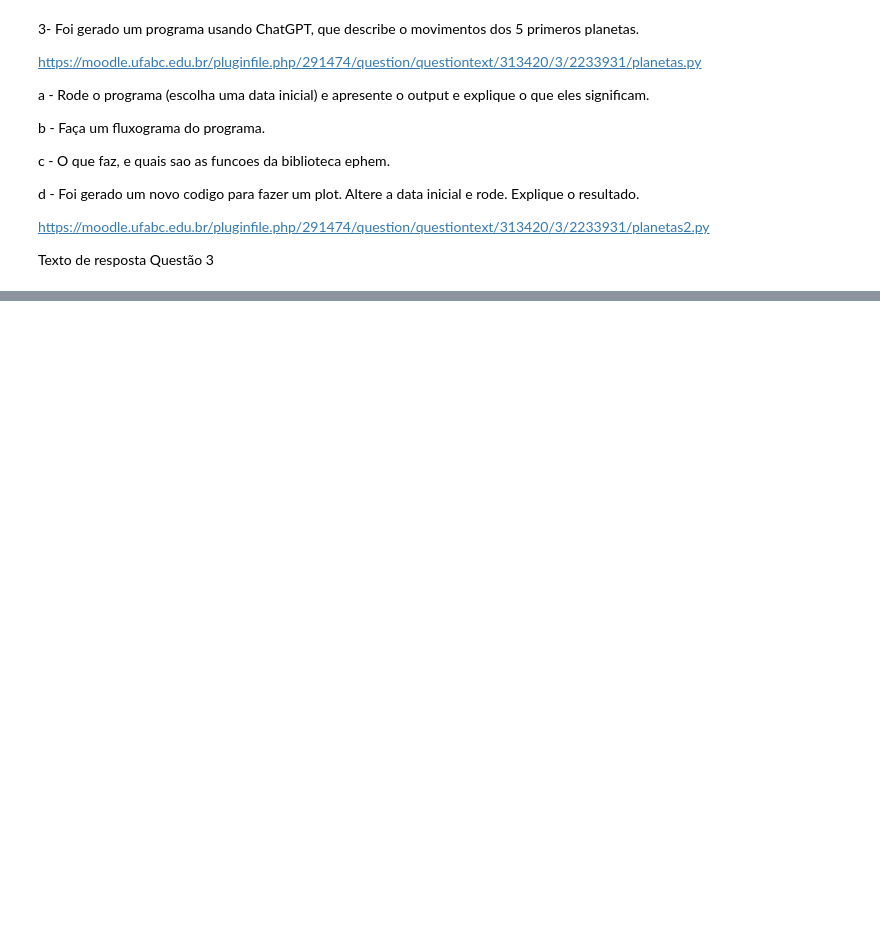
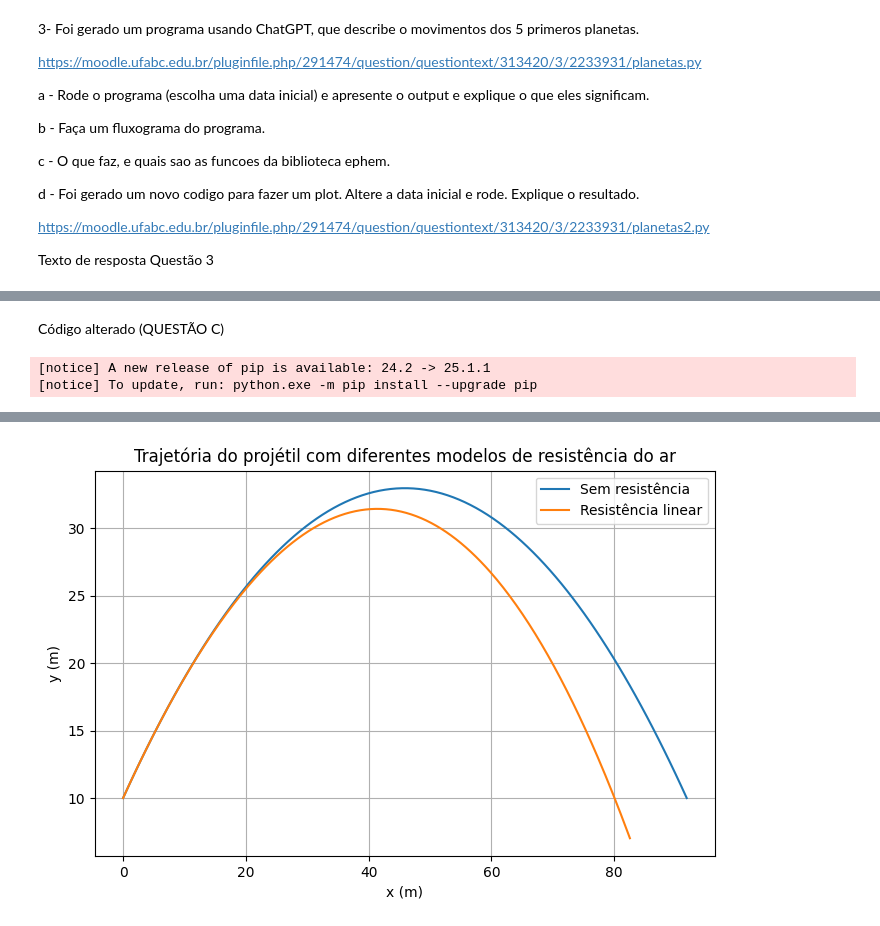
Before and after one commit to Analima123/AV2, a Jupyter notebook: AV2.ipynb, the cells around one changed output, grey strips where cells are left out. Drawn from its saved outputs; the diff is of its cells as text; code cells hidden in the pictures; blank space fills up the shorter version.

```diff
--- a/AV2.ipynb
+++ b/AV2.ipynb
@@ -139,0 +295,48 @@ Note: you may need to restart the kernel to use updated packages.
+# %% [markdown]
+Código alterado (QUESTÃO C)
+# %%
+%pip install scipy
+from scipy.integrate import solve_ivp
+
+# Modelo alternativo: resistência do ar proporcional à velocidade (força linear)
+# Fd = -b*v, onde b é o coeficiente de arrasto linear
+
+
+# Parâmetros
+b = 0.05  # coeficiente linear de resistência do ar
+
+def proj_linear_drag(t, Y):
+    x, y, vx, vy = Y
+    v = np.sqrt(vx**2 + vy**2)
+    ax = -b * vx
+    ay = -g - b * vy
+    return [vx, vy, ax, ay]
+
+# Condições iniciais
+Y0 = [0, h, v0x, v0y]
+
+# Tempo de simulação
+t_span = (0, 2 * v0y / g)
+t_eval = np.linspace(*t_span, 300)
+
+# Resolver EDOs
+sol = solve_ivp(proj_linear_drag, t_span, Y0, t_eval=t_eval)
+
+# Pegar apenas os pontos até o projétil atingir o solo
+idx = np.where(sol.y[1] >= 0)[0]
+x_lin = sol.y[0][idx]
+y_lin = sol.y[1][idx]
+
+# Plotar a trajetória com resistência linear
+plt.figure(figsize=(8, 5))
+plt.plot(x, y, label='Sem resistência')
+plt.plot(x_lin, y_lin, label='Resistência linear')
+plt.xlabel('x (m)')
+plt.ylabel('y (m)')
+plt.title('Trajetória do projétil com diferentes modelos de resistência do ar')
+plt.legend()
+plt.grid(True)
+plt.show()
+# %% [output]
+[notice] A new release of pip is available: 24.2 -> 25.1.1
+[notice] To update, run: python.exe -m pip install --upgrade pip
@@ -139,0 +359 @@ Note: you may need to restart the kernel to use updated packages.
+[figure, added]
```
Also changed, not shown: parts of 12 cells of this notebook.
